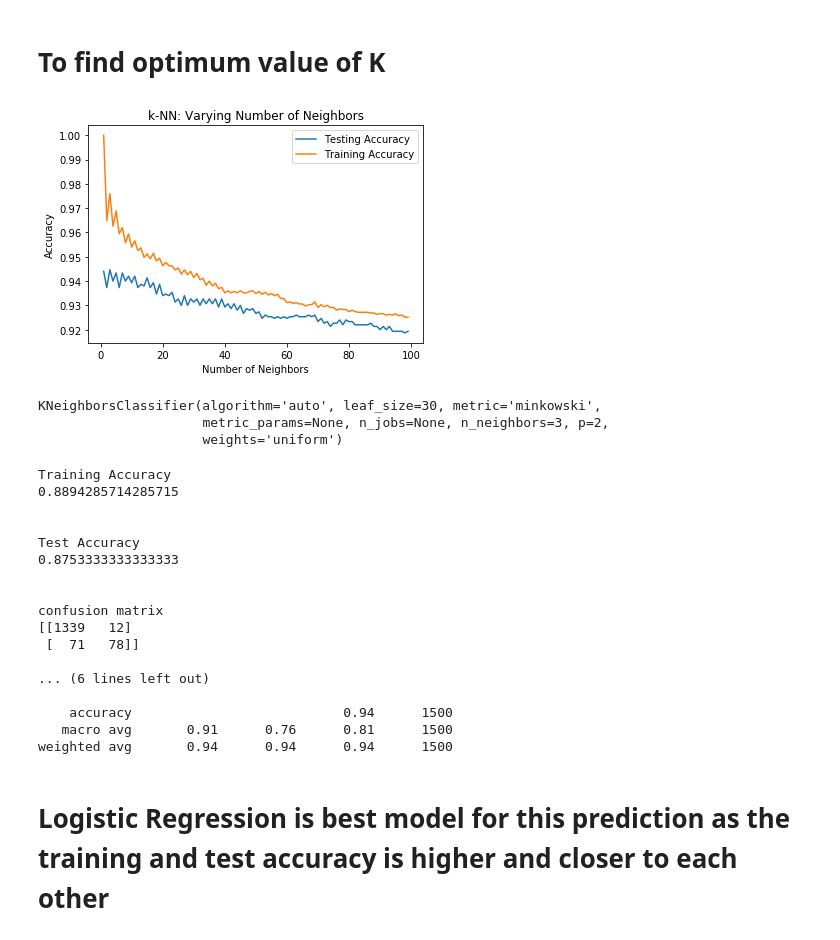
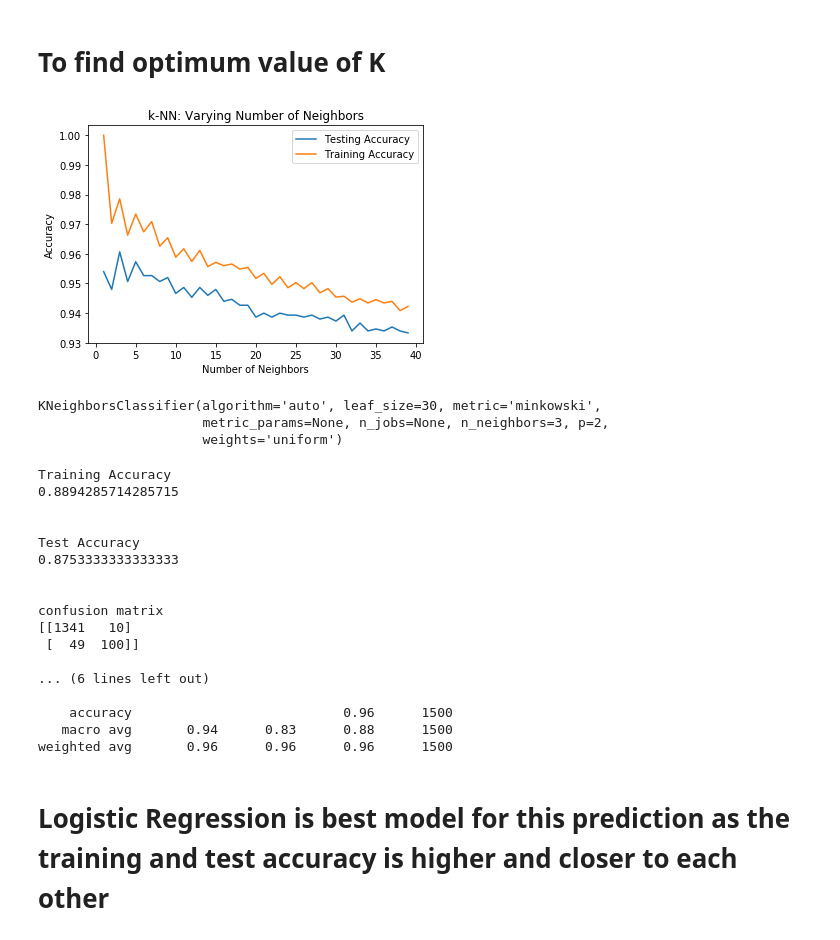
Before and after one commit to amolshrivastav/AIML-, a Jupyter notebook: Bank_Personal_Loan_Modelling.ipynb, the cells around one changed output. Cells and saved outputs as stored; diff of their text form; code cells hidden in the pictures.

```diff
--- a/Bank_Personal_Loan_Modelling.ipynb
+++ b/Bank_Personal_Loan_Modelling.ipynb
@@ -73,3 +73,6 @@ Thera_Bank.describe().transpose()
 | CD Account | 5000.0 | 0.060400 | 0.238250 | 0.0 | 0.00 | 0.0 | 0.00 | 1.0 |
 | Online | 5000.0 | 0.596800 | 0.490589 | 0.0 | 0.00 | 1.0 | 1.00 | 1.0 |
 | CreditCard | 5000.0 | 0.294000 | 0.455637 | 0.0 | 0.00 | 0.0 | 1.00 | 1.0 |
+# %%
+Thera_Bank=Thera_Bank.drop(['ZIP Code','ID'],axis=1)
+#we have to drop Zip code and ID as it is unique.
@@ -75,0 +105,2 @@ Thera_Bank.describe().transpose()
+# %%
+Thera_Bank['Experience']=Thera_Bank['Experience'].apply(lambda x:0 if x<0 else x)
@@ -81,5 +133,7 @@ sns.heatmap(Thera_Bank.corr())
 # %% [markdown]
 As we can see there is a strong coorelation between 'Age' and 'Experience' so we can drop any one of the feature
+# %%
+Thera_Bank=Thera_Bank.drop(['Age'],axis=1)
 # %%
 sns.pairplot(Thera_Bank,hue='Personal Loan')
 # %% [output]
@@ -192,32 +252,32 @@ Test Accuracy
 # %%
 from sklearn.neighbors import KNeighborsClassifier
 from matplotlib import pyplot as plt
 import numpy as np
-neighbors = np.arange(1, 100)
+neighbors = np.arange(1, 40)
 train_accuracy_plot = np.empty(len(neighbors))
 test_accuracy_plot = np.empty(len(neighbors))
 # Loop over different values of k
 for i, k in enumerate(neighbors):
     X_train, X_test, y_train, y_test = train_test_split(X, y, test_size=0.30,random_state=1)
     sc=StandardScaler()
     scaledX_train = sc.fit_transform(X_train)
     scaledX_test = sc.transform(X_test)
     knn = KNeighborsClassifier(n_neighbors=k)
     knn.fit(scaledX_train,y_train)
     #Compute accuracy on the training set
     train_accuracy_plot[i] = knn.score(scaledX_train,y_train)
     #Compute accuracy on the testing set
     test_accuracy_plot[i] = knn.score(scaledX_test,y_test)
 # Generate plot
 plt.title('k-NN: Varying Number of Neighbors')
 plt.plot(neighbors, test_accuracy_plot, label = 'Testing Accuracy')
 plt.plot(neighbors, train_accuracy_plot, label = 'Training Accuracy')
 plt.legend()
 plt.xlabel('Number of Neighbors')
 plt.ylabel('Accuracy')
 plt.show()
 # %% [output]
-[figure, old version]
+[figure, new version]
 # %%
 from sklearn.neighbors import KNeighborsClassifier
 classifier = KNeighborsClassifier(n_neighbors=3)
@@ -250,13 +310,13 @@ Test Accuracy
 
 
 confusion matrix
-[[1339   12]
- [  71   78]]
+[[1341   10]
+ [  49  100]]
 
 ... (6 lines left out)
 
-    accuracy                           0.94      1500
-   macro avg       0.91      0.76      0.81      1500
-weighted avg       0.94      0.94      0.94      1500
+    accuracy                           0.96      1500
+   macro avg       0.94      0.83      0.88      1500
+weighted avg       0.96      0.96      0.96      1500
 # %% [markdown]
 # Logistic Regression is best model for this prediction as the training and test accuracy is higher and closer to each other
```
Also changed, not shown: parts of 10 cells of this notebook.
